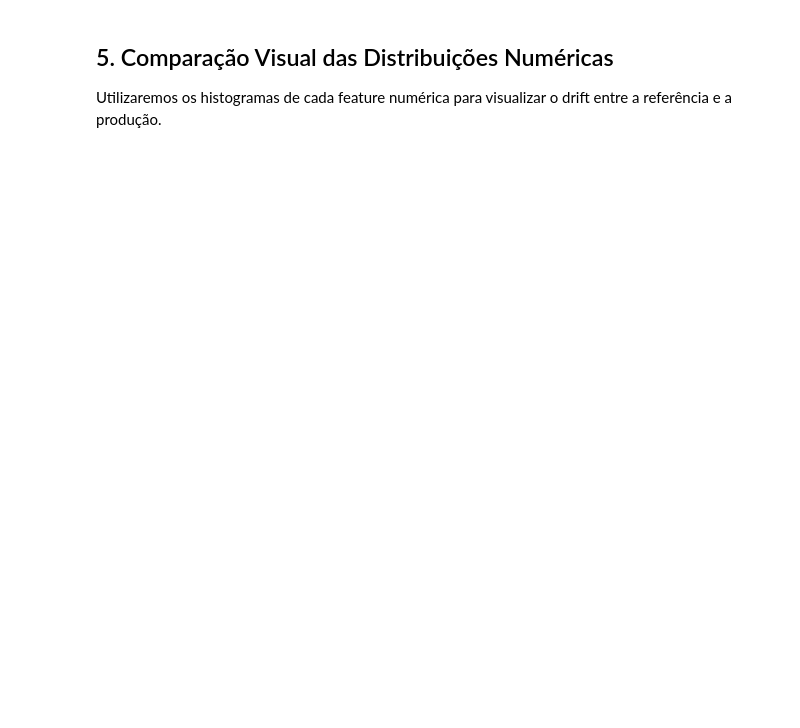
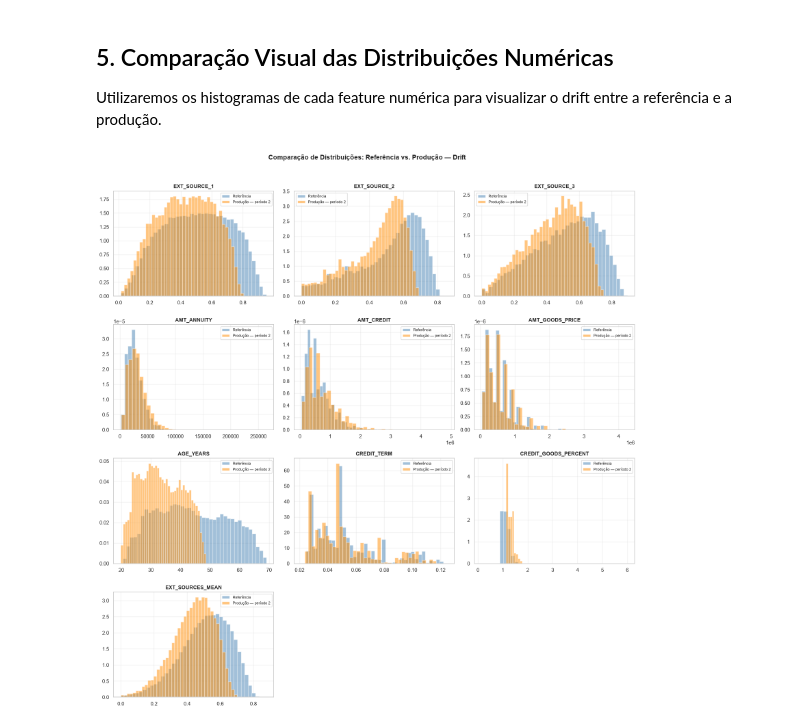
Before and after one commit to devjaynemorais/mle-f4-tech-challenge, a Jupyter notebook: notebooks/01-exploracao.ipynb, the cells around one changed output. Cells and saved outputs as stored; diff of their text form; code cells hidden in the pictures; blank space fills up the shorter version.

```diff
--- a/notebooks/01-exploracao.ipynb
+++ b/notebooks/01-exploracao.ipynb
@@ -163,2 +506,20 @@ carregando o artefato gerado a partir de `make train`.
 
 O dataset simula dados de clientes de uma **fintech de crédito**, conforme cenário hipotético identificado na etapa 2 acima.
+# %%
+# Encontra a raiz do projeto, esteja o notebook na raiz ou em notebooks/
+project_root = Path.cwd()
+if not (project_root / "data" / "processed").exists():
+    project_root = project_root.parent
+
+colunas = ["TARGET", *num_var]
+processed_dir = project_root / "data" / "processed"
+
+prod_periodo1 = pd.read_csv(
+    processed_dir / "prod_periodo1_estavel.csv",
+    usecols=colunas,
+)
+
+prod_periodo2 = pd.read_csv(
+    processed_dir / "prod_periodo2_drift.csv",
+    usecols=colunas,
+)
@@ -170,3 +594,46 @@ Analisamos a estrutura, tipos e estatísticas descritivas dos datasets
 ## 5. Comparação Visual das Distribuições Numéricas
 
 Utilizaremos os histogramas de cada feature numérica para visualizar o drift entre a referência e a produção.
+# %%
+fig, axes = plt.subplots(4, 3, figsize=(16, 16))
+axes = axes.ravel()
+
+for i, col in enumerate(num_var):
+    ax = axes[i]
+
+    ax.hist(
+        ref_data[col].dropna(),
+        bins=40,
+        alpha=0.5,
+        density=True,
+        label="Referência",
+        color="steelblue",
+        edgecolor="white",
+    )
+    ax.hist(
+        prod_periodo2[col].dropna(),
+        bins=40,
+        alpha=0.5,
+        density=True,
+        label="Produção — período 2",
+        color="darkorange",
+        edgecolor="white",
+    )
+
+    ax.set_title(col, fontsize=11, fontweight="bold")
+    ax.legend(fontsize=8)
+    ax.grid(True, alpha=0.3)
+
+for j in range(len(num_var), len(axes)):
+    axes[j].set_visible(False)
+
+fig.suptitle(
+    "Comparação de Distribuições: Referência vs. Produção — Drift",
+    fontsize=14,
+    fontweight="bold",
+    y=1.02,
+)
+fig.tight_layout()
+plt.show()
+# %% [output]
+[figure, added]
```
Also changed, not shown: parts of 30 cells of this notebook, 15 other files.
